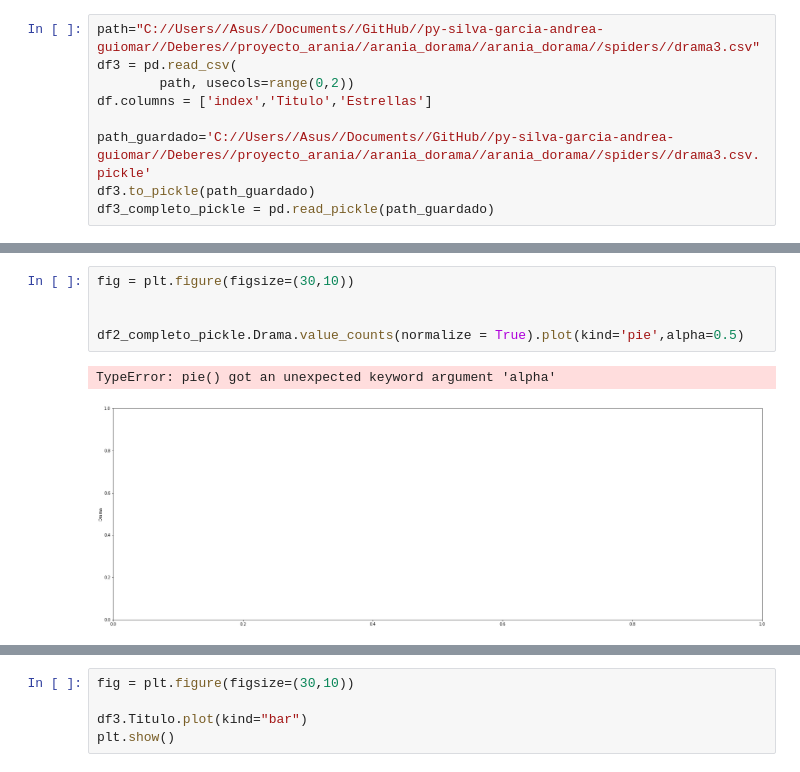
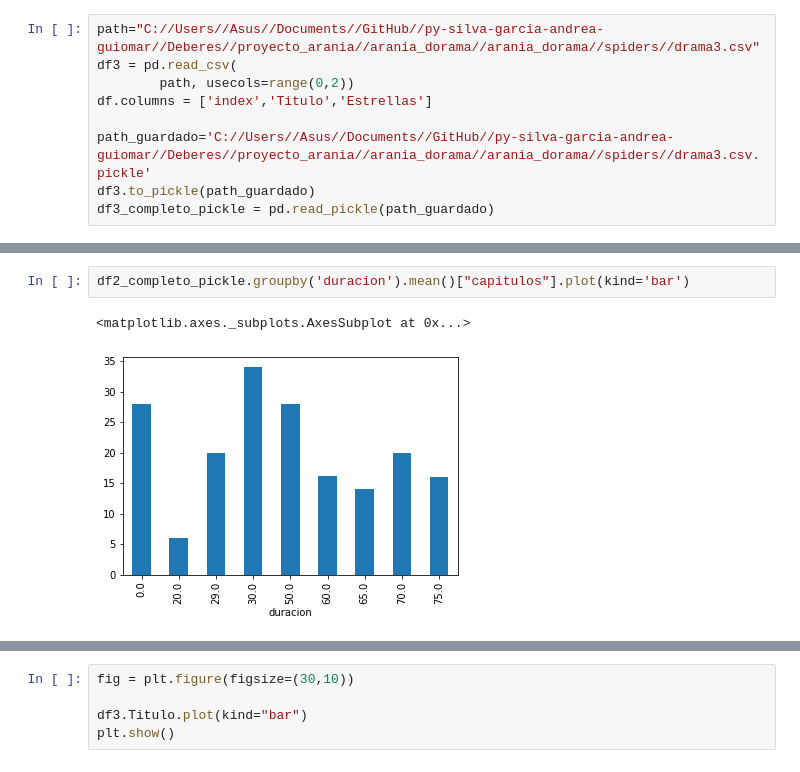
Before and after one commit to 2019-B-GR1-Python/py-silva-garcia-andrea-guiomar, a Jupyter notebook: Deberes/Informe_doramas.ipynb, the cells around one changed output, grey strips where cells are left out. Drawn from its saved outputs; the diff is of its cells as text.

```diff
--- a/Deberes/Informe_doramas.ipynb
+++ b/Deberes/Informe_doramas.ipynb
@@ -90,8 +75,5 @@ df2_completo_pickle.Anio.value_counts(normalize = True).plot(kind='bar',alpha=0.
-# %%
-fig = plt.figure(figsize=(30,10))
-
-
-df2_completo_pickle.Drama.value_counts(normalize = True).plot(kind='pie',alpha=0.5)
-# %% [output]
-TypeError: pie() got an unexpected keyword argument 'alpha'
-[figure, removed]
+# %%
+df2_completo_pickle.groupby('duracion').mean()["capitulos"].plot(kind='bar')
+# %% [output]
+<matplotlib.axes._subplots.AxesSubplot at 0x...>
+[figure, added]
```
Also changed, not shown: parts of 15 cells of this notebook, 7 other files.
